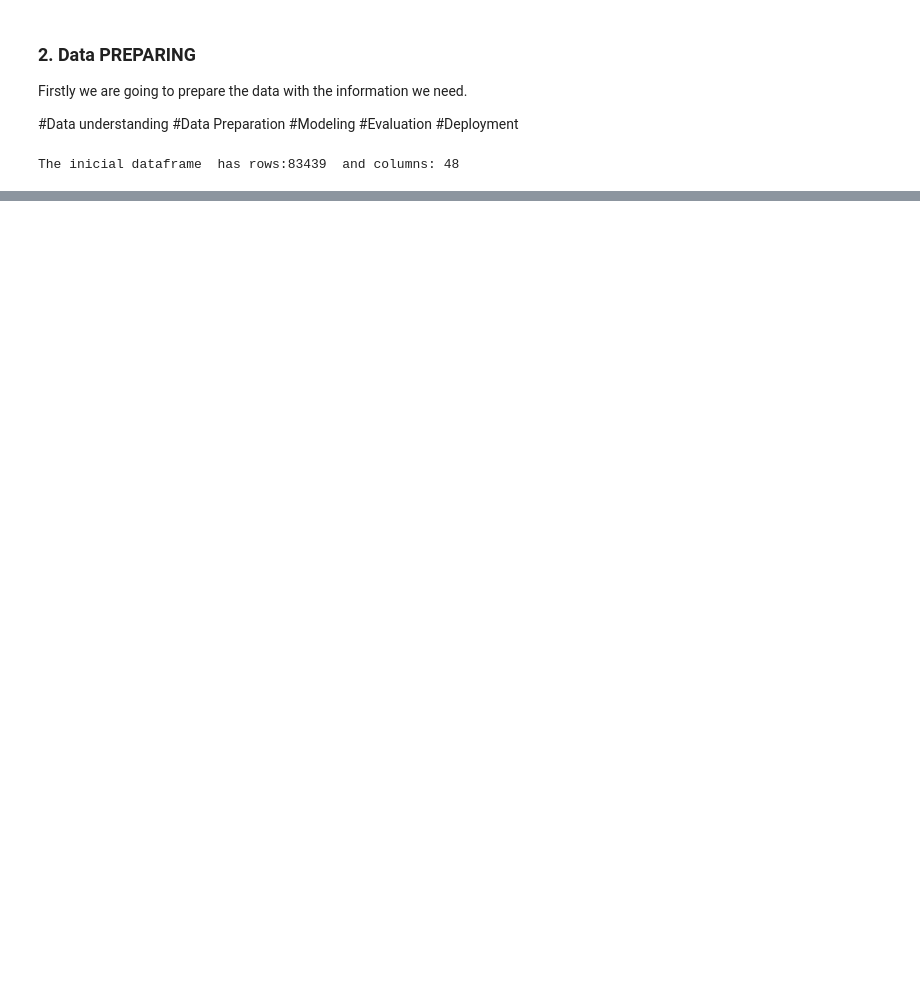
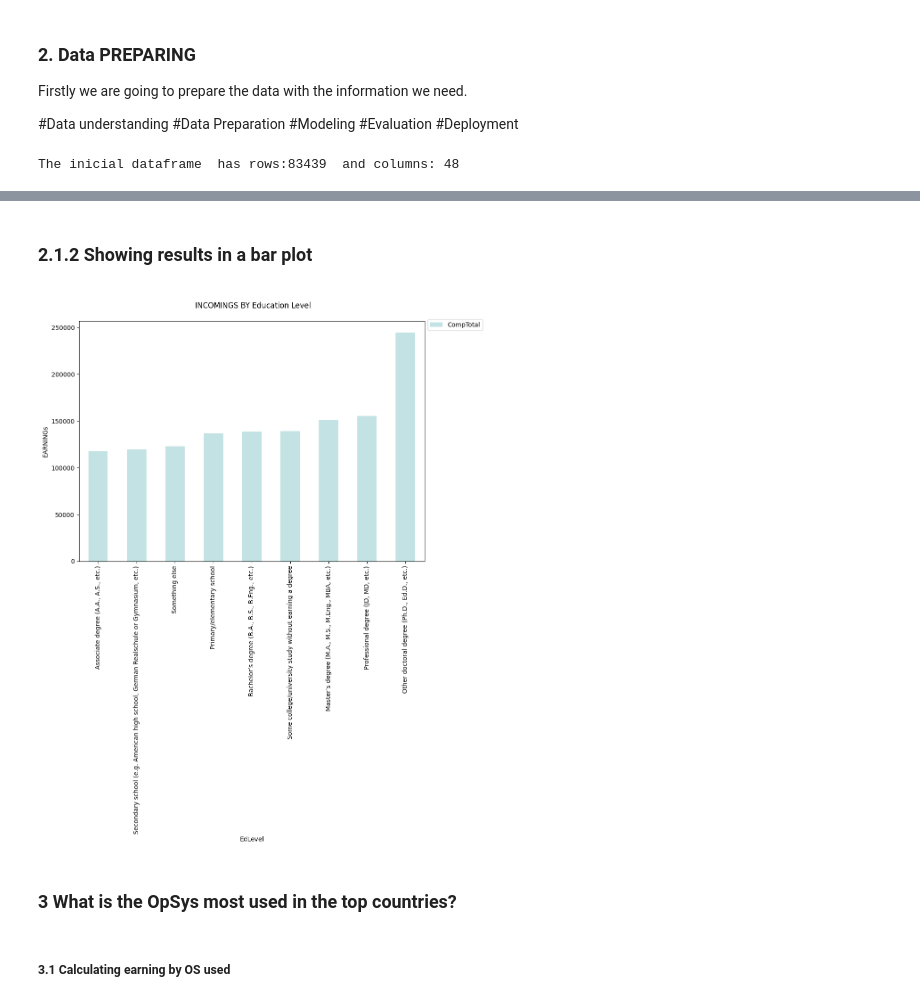
Before and after one commit to olgaferro/stack-overflow-developer-survey-2021, a Jupyter notebook: Data Science course- write blog.ipynb, the cells around one changed output, grey strips where cells are left out. Cells and saved outputs as stored; diff of their text form; code cells hidden in the pictures; blank space fills up the shorter version.

```diff
--- a/Data Science course- write blog.ipynb
+++ b/Data Science course- write blog.ipynb
@@ -477,0 +258,17 @@ plt.title("Countries");
+# %% [markdown]
+### 2.1.2 Showing results in a bar plot
+# %%
+
+#Agrouping CompTotal by EdLevel
+df_dev_full_time_drops_miss_rows.groupby(['EdLevel']).mean()['CompTotal'].sort_values().dropna().plot(kind='bar',stacked=True,colormap=ListedColormap(sns.color_palette("ch:start=.2,rot=-.3")),figsize=(10,7))
+
+plt.legend(loc="upper left", bbox_to_anchor=(1,1.02))
+plt.ylabel('EARNINGs')
+plt.title('\n INCOMINGS BY Education Level\n')
+plt.show()
+# %% [output]
+[figure, added]
+# %% [markdown]
+### 3 What is the OpSys most used in the top countries?
+# %% [markdown]
+##### 3.1 Calculating earning by OS used
```
Also changed, not shown: parts of 45 cells of this notebook, 3 other files.
